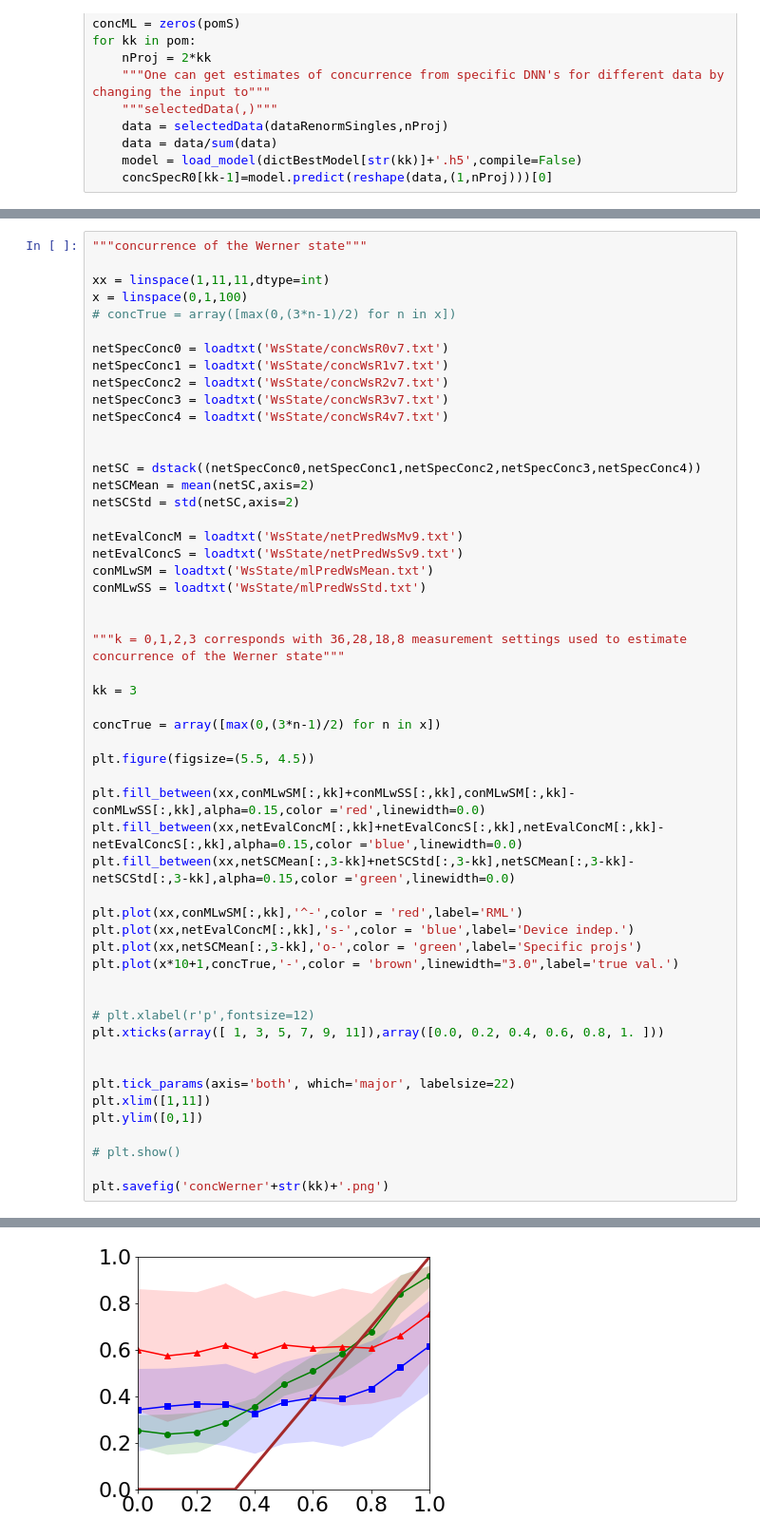
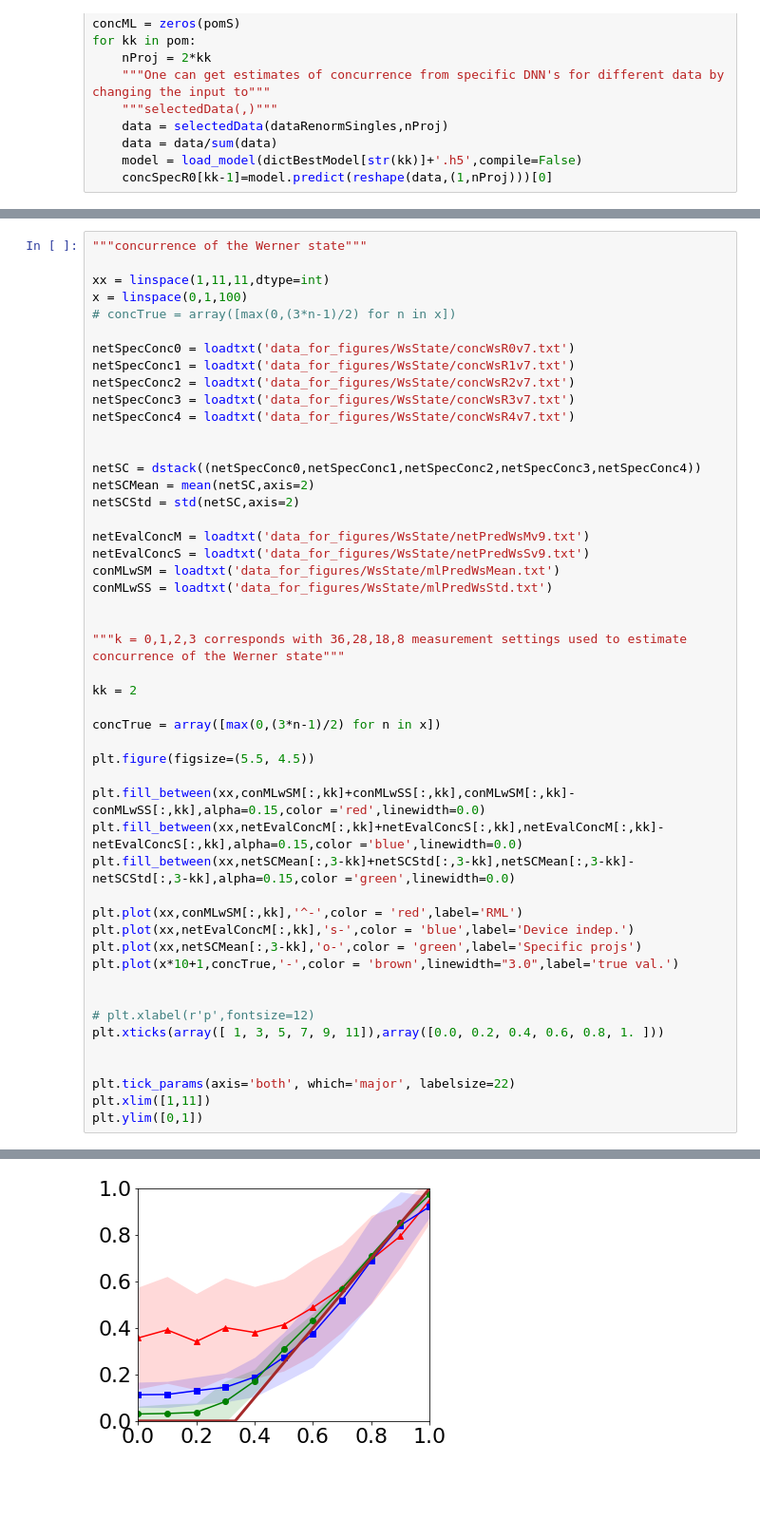
Before and after one commit to dkoutny/DeepEntanglement, a Jupyter notebook: plots.ipynb, the cells around one changed output, grey strips where cells are left out. Shown: that part at 95% size. Drawn from its saved outputs; the diff is of its cells as text; blank space fills up the shorter version.

```diff
--- a/plots.ipynb
+++ b/plots.ipynb
@@ -383,26 +393,26 @@ xx = linspace(1,11,11,dtype=int)
 x = linspace(0,1,100)
 # concTrue = array([max(0,(3*n-1)/2) for n in x])
 
-netSpecConc0 = loadtxt('WsState/concWsR0v7.txt')
-netSpecConc1 = loadtxt('WsState/concWsR1v7.txt')
-netSpecConc2 = loadtxt('WsState/concWsR2v7.txt')
-netSpecConc3 = loadtxt('WsState/concWsR3v7.txt')
-netSpecConc4 = loadtxt('WsState/concWsR4v7.txt')
+netSpecConc0 = loadtxt('data_for_figures/WsState/concWsR0v7.txt')
+netSpecConc1 = loadtxt('data_for_figures/WsState/concWsR1v7.txt')
+netSpecConc2 = loadtxt('data_for_figures/WsState/concWsR2v7.txt')
+netSpecConc3 = loadtxt('data_for_figures/WsState/concWsR3v7.txt')
+netSpecConc4 = loadtxt('data_for_figures/WsState/concWsR4v7.txt')
 
 
 netSC = dstack((netSpecConc0,netSpecConc1,netSpecConc2,netSpecConc3,netSpecConc4))
 netSCMean = mean(netSC,axis=2)
 netSCStd = std(netSC,axis=2)
 
-netEvalConcM = loadtxt('WsState/netPredWsMv9.txt')
-netEvalConcS = loadtxt('WsState/netPredWsSv9.txt')
-conMLwSM = loadtxt('WsState/mlPredWsMean.txt')
-conMLwSS = loadtxt('WsState/mlPredWsStd.txt')
+netEvalConcM = loadtxt('data_for_figures/WsState/netPredWsMv9.txt')
+netEvalConcS = loadtxt('data_for_figures/WsState/netPredWsSv9.txt')
+conMLwSM = loadtxt('data_for_figures/WsState/mlPredWsMean.txt')
+conMLwSS = loadtxt('data_for_figures/WsState/mlPredWsStd.txt')
 
 
 """k = 0,1,2,3 corresponds with 36,28,18,8 measurement settings used to estimate concurrence of the Werner state"""
 
-kk = 3
+kk = 2
 
 concTrue = array([max(0,(3*n-1)/2) for n in x])
 
@@ -425,8 +435,4 @@ plt.xticks(array([ 1, 3, 5, 7, 9, 11]),array([0.0, 0.2, 0.4, 0.6, 0.8, 1. ]))
 plt.tick_params(axis='both', which='major', labelsize=22)
 plt.xlim([1,11])
 plt.ylim([0,1])
-
-# plt.show()
-
-plt.savefig('concWerner'+str(kk)+'.png')
 # %% [output]
@@ -433 +440 @@ plt.savefig('concWerner'+str(kk)+'.png')
-[figure, old version]
+[figure, new version]
```
Also changed, not shown: parts of 24 cells of this notebook.
